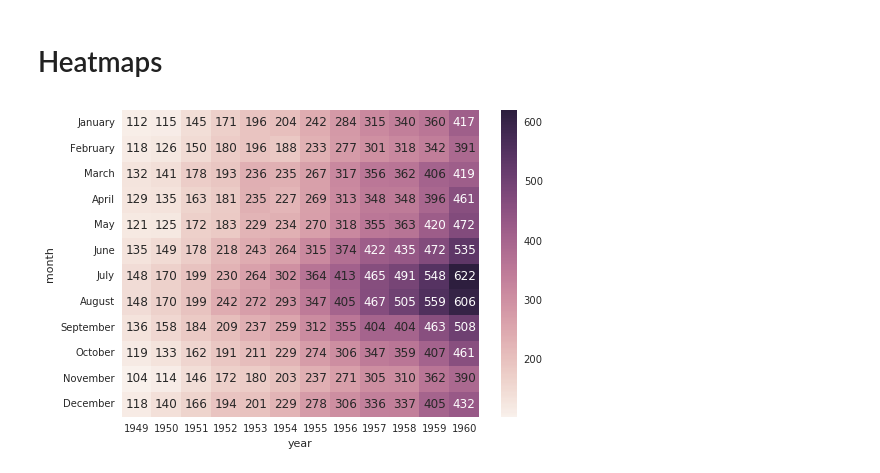
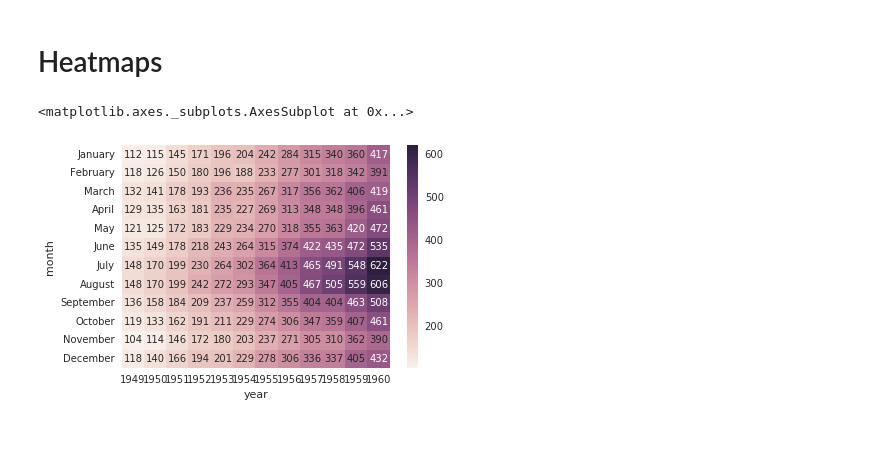
Before and after one commit to dsiufl/DataViz, a Jupyter notebook: Data Visualization - Instructor.ipynb, the cells around one changed output. Saved outputs shown, nothing was run; the diff lists cells and outputs as text; code cells hidden in the pictures; blank space fills up the shorter version.

```diff
--- a/Data Visualization - Instructor.ipynb
+++ b/Data Visualization - Instructor.ipynb
@@ -35,6 +54,7 @@ sns.regplot(x="size", y="tip", data=tips);
 flights = sns.load_dataset("flights")
 flights = flights.pivot("month", "year", "passengers")
 # %%
-ax = sns.heatmap(flights, annot=True, fmt="d")
+sns.heatmap(flights, annot=True, fmt="d")
 # %% [output]
+<matplotlib.axes._subplots.AxesSubplot at 0x...>
-[figure, old version]
+[figure, new version]
```
Also changed, not shown: parts of 20 cells of this notebook.
